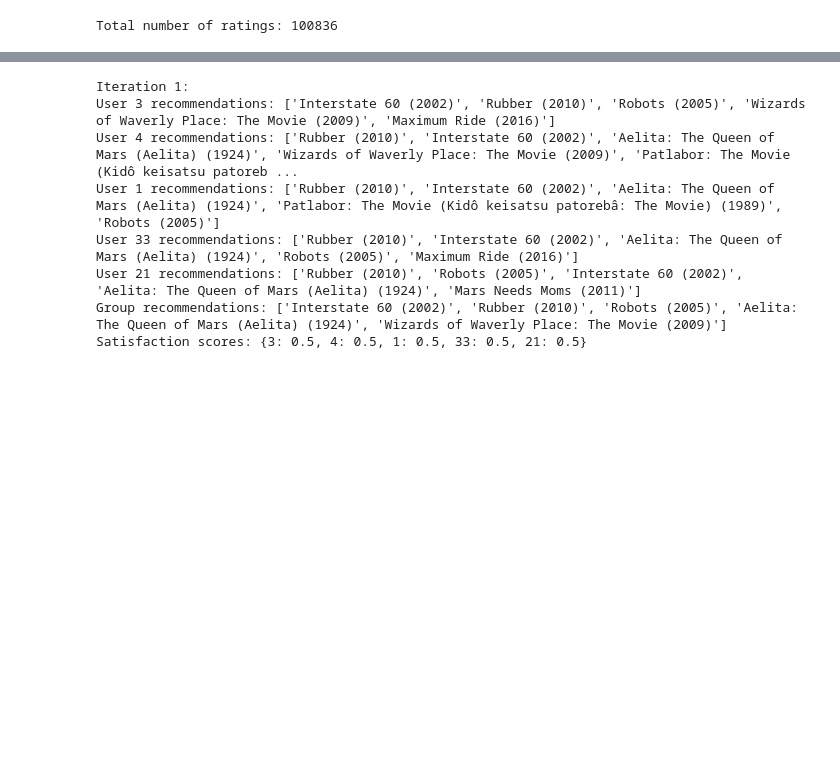
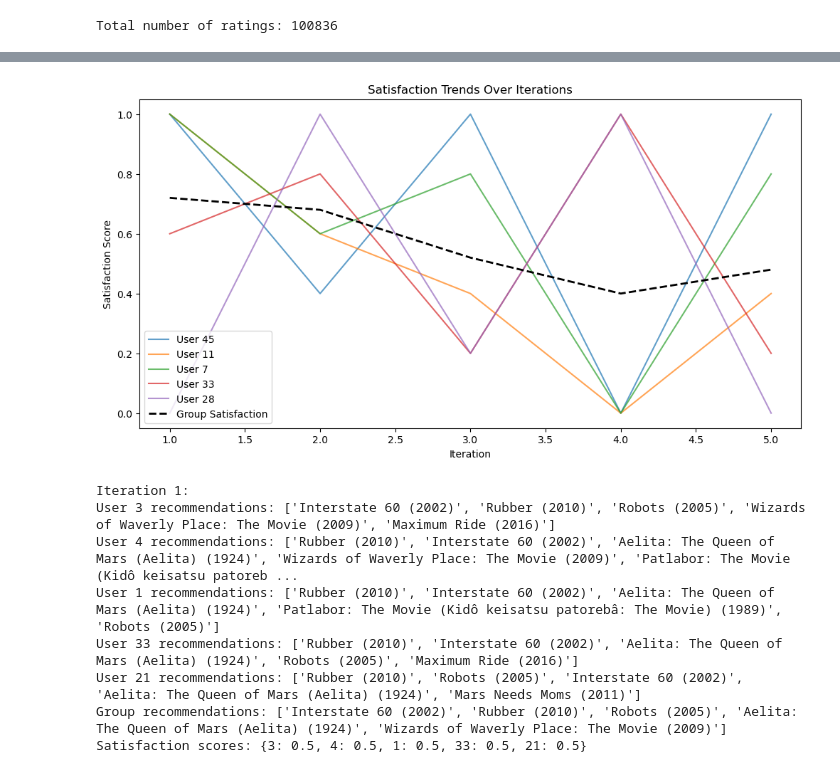
Before and after one commit to jadkarr/Recommender-System, a Jupyter notebook: projectparttwo.ipynb, the cells around one changed output, grey strips where cells are left out. Cells and saved outputs as stored; diff of their text form; code cells hidden in the pictures; blank space fills up the shorter version.

Commit message:
Weight cap and visualizations

```diff
--- a/projectparttwo.ipynb
+++ b/projectparttwo.ipynb
@@ -64,27 +65,35 @@ Tags Dataset:
 | 4 | 2 | 89774 | MMA | 1445715200 |
 Total number of ratings: 100836
 # %%
+# User-item matrix for cosine similarity
 user_item_matrix = ratings.pivot(index='userId', columns='movieId', values='rating').fillna(0)
 
 similarity_matrix = cosine_similarity(user_item_matrix)
 similarity_df = pd.DataFrame(similarity_matrix, index=user_item_matrix.index, columns=user_item_matrix.index)
+
 group_users = [45, 11, 7, 33, 28]
 
 # Satisfaction scores for the users (initially all unsatisfied)
 satisfaction_scores = {user: 0.0 for user in group_users}
 
-# Keep track of movies already recommended for each user
+# Keep track of movies already recommended for each user and group
 user_history = {user: set() for user in group_users}
-# Keep track of movies already recommended for each user
 group_history = set()
 
-# Function to det movies' names
+# Keep track of satisfaction trends
+satisfaction_trends = {user: [] for user in group_users}
+
+# Function to get movie names
 def get_movie_title(movie_id):
     title = movies[movies['movieId'] == movie_id]['title']
     return title.values[0] if not title.empty else "Unknown"
 
+# Function to apply fairness-aware weights
+def capped_weights(weights, cap=2.0):
+    return {user: min(weight, cap) for user, weight in weights.items()}
+
+# Function to recommend for a user based on similarity
 def recommend_for_user(user_id, user_item_matrix, similarity_df, num_recommendations=5):
-    # Cosine similarity-based recommendation
     similar_users = similarity_df[user_id].sort_values(ascending=False)
     user_rated_movies = user_item_matrix.loc[user_id]
     watched_movies = set(user_rated_movies[user_rated_movies > 0].index)
@@ -96,13 +105,7 @@ def recommend_for_user(user_id, user_item_matrix, similarity_df, num_recommendat
         weighted_ratings = user_item_matrix.loc[similar_user] * similarity_score
         scores = scores.add(weighted_ratings, fill_value=0)
 
-    # Tarkista, että jokainen joukko on alustettu ja ei-tyhjä
-    watched_movies = watched_movies if watched_movies is not None else set()
-    user_history[user_id] = user_history[user_id] if user_id in user_history else set()
-    group_history_set = group_history if group_history else set()
-
-    # Poistetaan katsotut ja aiemmin suositellut elokuvat
-    scores = scores[~scores.index.isin(watched_movies | user_history[user_id] | group_history_set)]
+    scores = scores[~scores.index.isin(watched_movies | user_history[user_id] | group_history)]
 
     # Genre-matching adjustment
     user_ratings = ratings[ratings['userId'] == user_id]
@@ -110,41 +113,32 @@ def recommend_for_user(user_id, user_item_matrix, similarity_df, num_recommendat
     high_rated_genres = movies[movies['movieId'].isin(high_rated_movies)]['genres']
     user_genres = set([genre for genres in high_rated_genres for genre in genres.split('|')])
 
-    # Adjust scores based on genre overlap
     for movie_id in scores.index:
         movie_genres = set(movies[movies['movieId'] == movie_id]['genres'].values[0].split('|'))
         genre_match = len(user_genres & movie_genres)
-        scores[movie_id] += genre_match * 0.1  # Weight genre overlap
+        scores[movie_id] += genre_match * 0.1
 
-    # Return top recommendations
     recommended_movies = scores.sort_values(ascending=False).head(num_recommendations)
-
-    # Päivitä käyttäjäkohtainen historia
     user_history[user_id].update(recommended_movies.index)
-
     return [(movie_id, score) for movie_id, score in recommended_movies.items()]
 
-
-# Päivitetty aggregointi funktio
-def aggregate_group_recommendations(user_recommendations, weights, max_recommendations=5):
+# Aggregation with fairness
+def aggregate_group_recommendations(user_recommendations, weights, max_recommendations=10):
+    weights = capped_weights(weights, cap=2.0)  # Apply fairness cap
     scores = defaultdict(float)
     for user, recommendations in user_recommendations.items():
         weight = weights[user]
         for movie_id, score in recommendations:
             scores[movie_id] += score * weight
 
-    # Poistetaan ryhmän historiassa olevat elokuvat
     scores = {movie: score for movie, score in scores.items() if movie not in group_history}
-
     sorted_recommendations = sorted(scores.items(), key=lambda x: -x[1])
     top_recommendations = [movie for movie, _ in sorted_recommendations[:max_recommendations]]
-
-    # Päivitetään ryhmähistoria
     group_history.update(top_recommendations)
-
     return top_recommendations
 
-# Simulointi useammalla kierroksella
+# Simulation over iterations
+group_satisfaction_trend = []
 num_iterations = 5
 for iteration in range(1, num_iterations + 1):
     print(f"\nIteration {iteration}:")
@@ -160,13 +154,32 @@ for iteration in range(1, num_iterations + 1):
     group_movie_titles = [get_movie_title(movie_id) for movie_id in group_recommendations]
     print(f"Group recommendations: {group_movie_titles}")
 
+    iteration_satisfaction = []
     for user in group_users:
         matched_recommendations = set([movie_id for movie_id, _ in user_recommendations[user]]) & set(group_recommendations)
-        if len(matched_recommendations) >= 3:
-            satisfaction_scores[user] = min(1.0, satisfaction_scores[user] + 0.5)
-        else:
-            satisfaction_scores[user] = max(0.0, satisfaction_scores[user] - 0.5)
+        total_recommendations = len(user_recommendations[user])
+        satisfaction_scores[user] = len(matched_recommendations) / total_recommendations  # Continuous satisfaction score
+        satisfaction_trends[user].append(satisfaction_scores[user])
+        iteration_satisfaction.append(satisfaction_scores[user])
     print(f"Satisfaction scores: {satisfaction_scores}")
+
+    group_satisfaction = np.mean(iteration_satisfaction)
+    group_satisfaction_trend.append(group_satisfaction)
+
+plt.figure(figsize=(12, 6))
+
+# Individual satisfaction trends
+for user, scores in satisfaction_trends.items():
+    plt.plot(range(1, num_iterations + 1), scores, label=f'User {user}', alpha=0.7)
+
+# Group satisfaction trend
+plt.plot(range(1, num_iterations + 1), group_satisfaction_trend, label='Group Satisfaction', color='black', linewidth=2, linestyle='--')
+
+plt.title("Satisfaction Trends Over Iterations")
+plt.xlabel("Iteration")
+plt.ylabel("Satisfaction Score")
+plt.legend()
+plt.show()
 # %% [output]
 Iteration 1:
 User 45 recommendations: ['Shawshank Redemption, The (1994)', "Schindler's List (1993)", 'Seven (a.k.a. Se7en) (1995)', 'Lord of the Rings: The Return of the King, The (2003)', 'Fargo (1996)']
@@ -188,3 +201,4 @@ Satisfaction scores: {45: 0.0, 11: 0.0, 7: 0.0, 33: 0.0, 28: 0.5}
+[figure, added]
 # %%
 group_users = [3, 4, 1, 33, 21]
 
```
Also changed, not shown: parts of 2 cells of this notebook.
